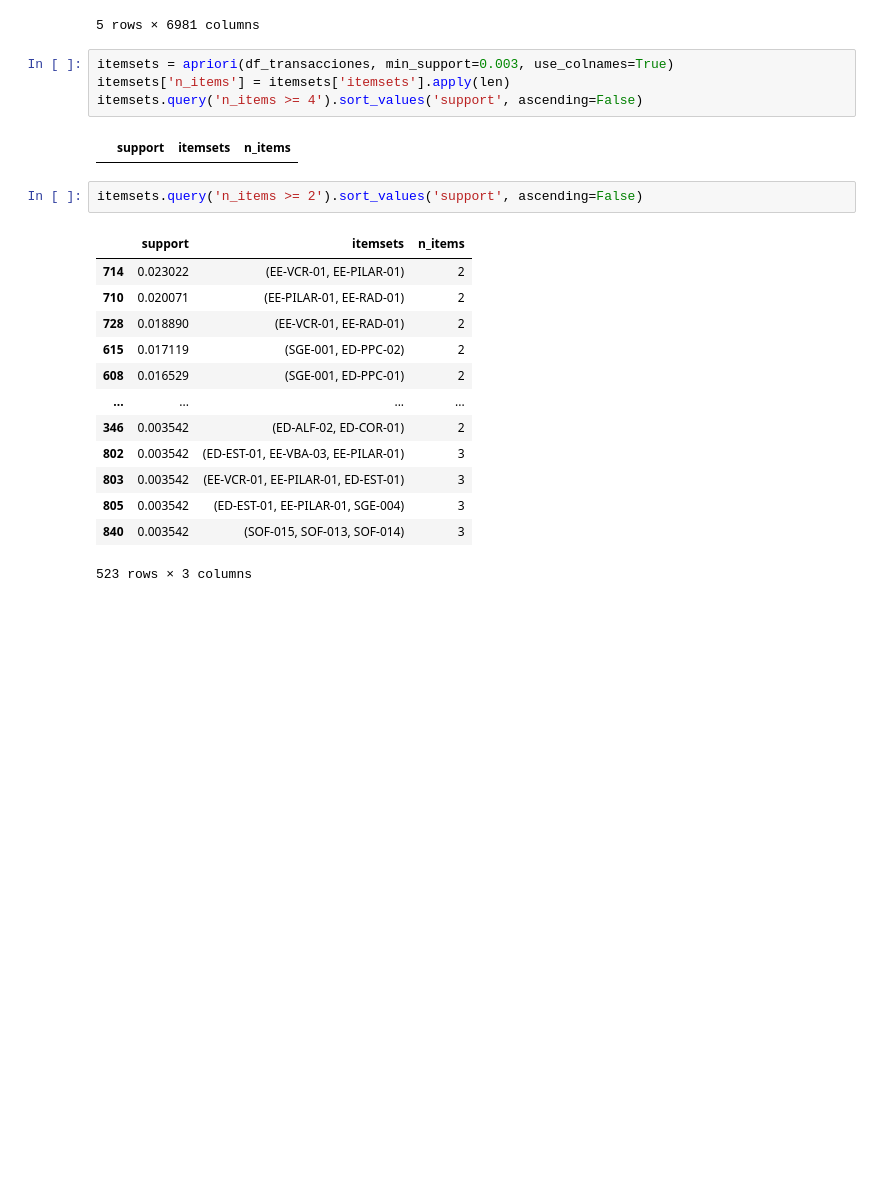
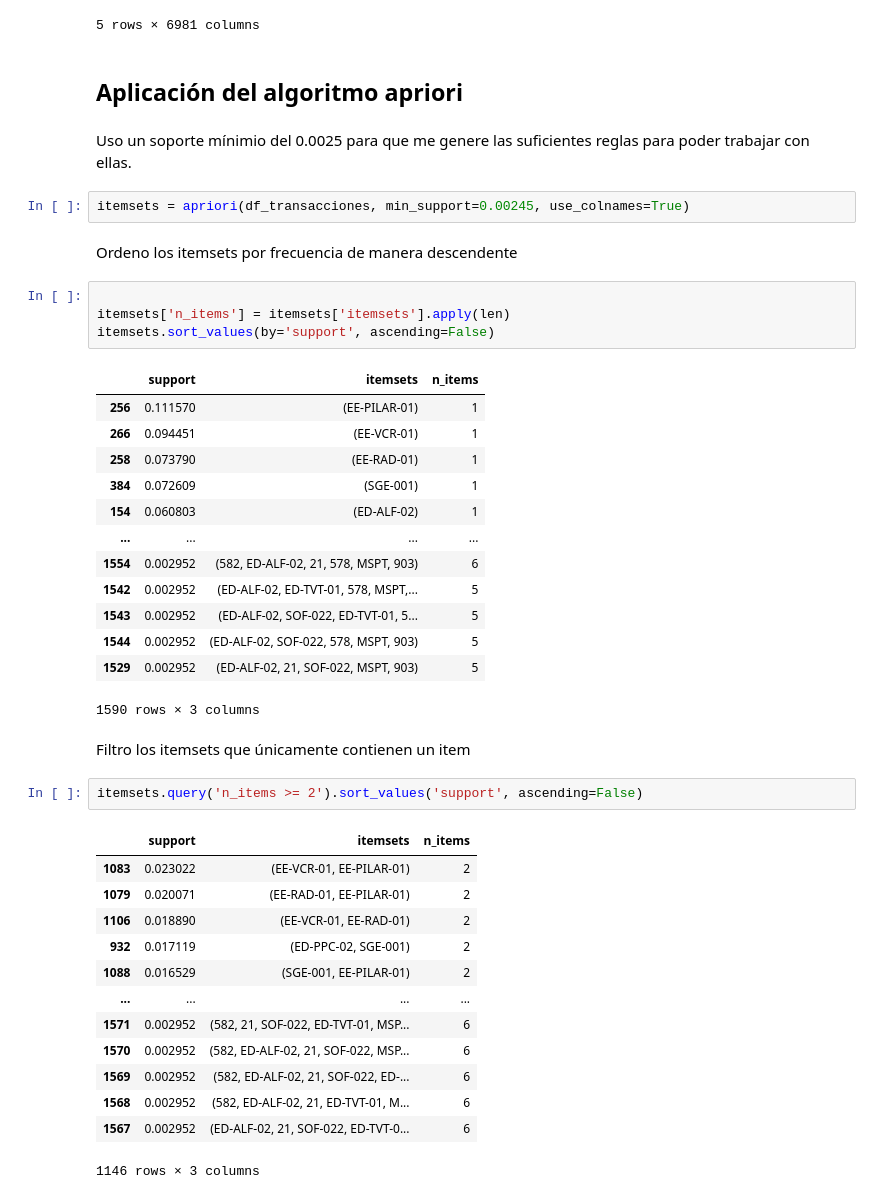
Before and after one commit to xAllow/TFG, a Jupyter notebook: reglas_asociacion.ipynb, the cells around one changed output. Saved outputs shown, nothing was run; the diff lists cells and outputs as text; blank space fills up the shorter version.

```diff
--- a/reglas_asociacion.ipynb
+++ b/reglas_asociacion.ipynb
@@ -50,25 +58,47 @@ df_transacciones.head(5)
 | 3 | False | False | False | False | False | False | False | False | False | False | ... | ... |
 | 4 | False | False | False | False | False | False | False | False | False | False | ... | ... |
 5 rows × 6981 columns
+# %% [markdown]
+## Aplicación del algoritmo apriori
+# %% [markdown]
+Uso un soporte mínimio del 0.0025 para que me genere las suficientes reglas para poder trabajar con ellas.
+# %%
+itemsets = apriori(df_transacciones, min_support=0.00245, use_colnames=True)
+# %% [markdown]
+Ordeno los itemsets por frecuencia de manera descendente
 # %%
-itemsets = apriori(df_transacciones, min_support=0.003, use_colnames=True)
+
 itemsets['n_items'] = itemsets['itemsets'].apply(len)
-itemsets.query('n_items >= 4').sort_values('support', ascending=False)
+itemsets.sort_values(by='support', ascending=False)
 # %% [output]
 |  | support | itemsets | n_items |
+| 256 | 0.111570 | (EE-PILAR-01) | 1 |
+| 266 | 0.094451 | (EE-VCR-01) | 1 |
+| 258 | 0.073790 | (EE-RAD-01) | 1 |
+| 384 | 0.072609 | (SGE-001) | 1 |
+| 154 | 0.060803 | (ED-ALF-02) | 1 |
+| ... | ... | ... | ... |
+| 1554 | 0.002952 | (582, ED-ALF-02, 21, 578, MSPT, 903) | 6 |
+| 1542 | 0.002952 | (ED-ALF-02, ED-TVT-01, 578, MSPT,... | 5 |
+| 1543 | 0.002952 | (ED-ALF-02, SOF-022, ED-TVT-01, 5... | 5 |
+| 1544 | 0.002952 | (ED-ALF-02, SOF-022, 578, MSPT, 903) | 5 |
+| 1529 | 0.002952 | (ED-ALF-02, 21, SOF-022, MSPT, 903) | 5 |
+1590 rows × 3 columns
+# %% [markdown]
+Filtro los itemsets que únicamente contienen un item
 # %%
 itemsets.query('n_items >= 2').sort_values('support', ascending=False)
 # %% [output]
 |  | support | itemsets | n_items |
-| 714 | 0.023022 | (EE-VCR-01, EE-PILAR-01) | 2 |
-| 710 | 0.020071 | (EE-PILAR-01, EE-RAD-01) | 2 |
-| 728 | 0.018890 | (EE-VCR-01, EE-RAD-01) | 2 |
-| 615 | 0.017119 | (SGE-001, ED-PPC-02) | 2 |
-| 608 | 0.016529 | (SGE-001, ED-PPC-01) | 2 |
+| 1083 | 0.023022 | (EE-VCR-01, EE-PILAR-01) | 2 |
+| 1079 | 0.020071 | (EE-RAD-01, EE-PILAR-01) | 2 |
+| 1106 | 0.018890 | (EE-VCR-01, EE-RAD-01) | 2 |
+| 932 | 0.017119 | (ED-PPC-02, SGE-001) | 2 |
+| 1088 | 0.016529 | (SGE-001, EE-PILAR-01) | 2 |
 | ... | ... | ... | ... |
-| 346 | 0.003542 | (ED-ALF-02, ED-COR-01) | 2 |
-| 802 | 0.003542 | (ED-EST-01, EE-VBA-03, EE-PILAR-01) | 3 |
-| 803 | 0.003542 | (EE-VCR-01, EE-PILAR-01, ED-EST-01) | 3 |
-| 805 | 0.003542 | (ED-EST-01, EE-PILAR-01, SGE-004) | 3 |
-| 840 | 0.003542 | (SOF-015, SOF-013, SOF-014) | 3 |
+| 1571 | 0.002952 | (582, 21, SOF-022, ED-TVT-01, MSP... | 6 |
+| 1570 | 0.002952 | (582, ED-ALF-02, 21, SOF-022, MSP... | 6 |
+| 1569 | 0.002952 | (582, ED-ALF-02, 21, SOF-022, ED-... | 6 |
+| 1568 | 0.002952 | (582, ED-ALF-02, 21, ED-TVT-01, M... | 6 |
+| 1567 | 0.002952 | (ED-ALF-02, 21, SOF-022, ED-TVT-0... | 6 |
-523 rows × 3 columns
+1146 rows × 3 columns
```
Also changed, not shown: parts of 16 cells of this notebook, 5 other files.
